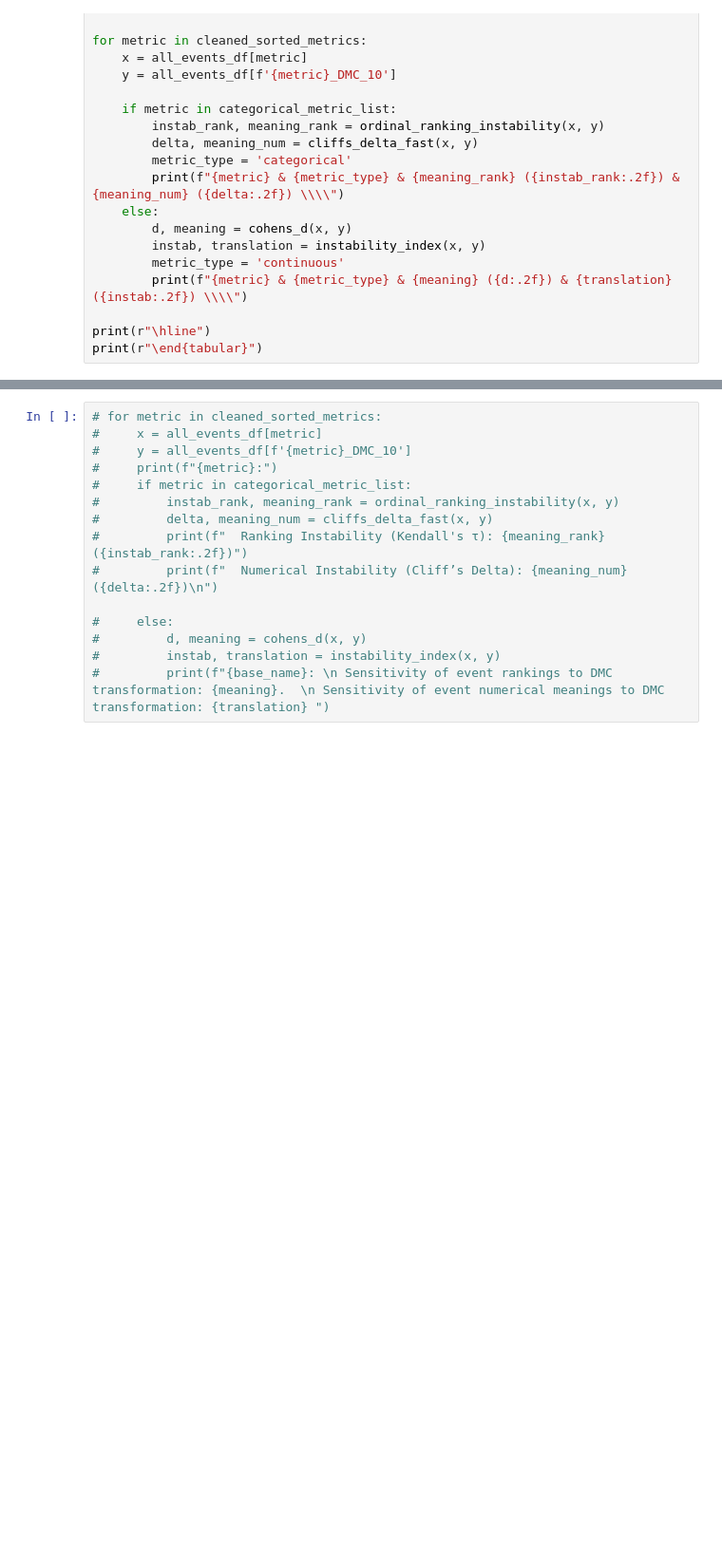
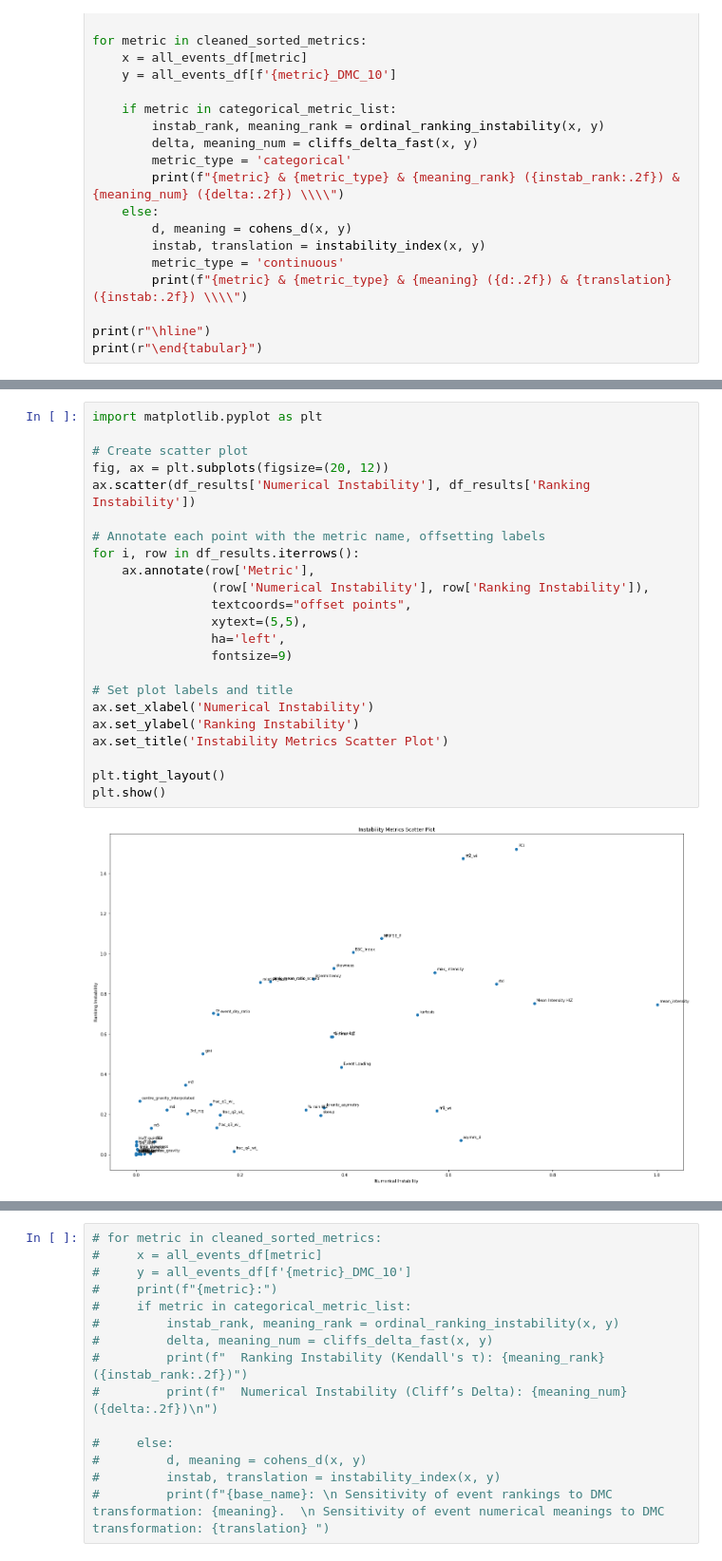
Before and after one commit to masher92/MetricEvaluation, a Jupyter notebook: AnalyseResults_Normalisation.ipynb, the cells around one changed output, grey strips where cells are left out. Shown: that part at 95% size. Cells and saved outputs as stored; diff of their text form; blank space fills up the shorter version.

```diff
--- a/AnalyseResults_Normalisation.ipynb
+++ b/AnalyseResults_Normalisation.ipynb
@@ -552,0 +594,25 @@ print(r"\end{tabular}")
+# %%
+import matplotlib.pyplot as plt
+
+# Create scatter plot
+fig, ax = plt.subplots(figsize=(20, 12))
+ax.scatter(df_results['Numerical Instability'], df_results['Ranking Instability'])
+
+# Annotate each point with the metric name, offsetting labels
+for i, row in df_results.iterrows():
+    ax.annotate(row['Metric'],
+                (row['Numerical Instability'], row['Ranking Instability']),
+                textcoords="offset points",
+                xytext=(5,5),
+                ha='left',
+                fontsize=9)
+
+# Set plot labels and title
+ax.set_xlabel('Numerical Instability')
+ax.set_ylabel('Ranking Instability')
+ax.set_title('Instability Metrics Scatter Plot')
+
+plt.tight_layout()
+plt.show()
+# %% [output]
+[figure, added]
```
Also changed, not shown: parts of 4 cells of this notebook, 1 other file.
